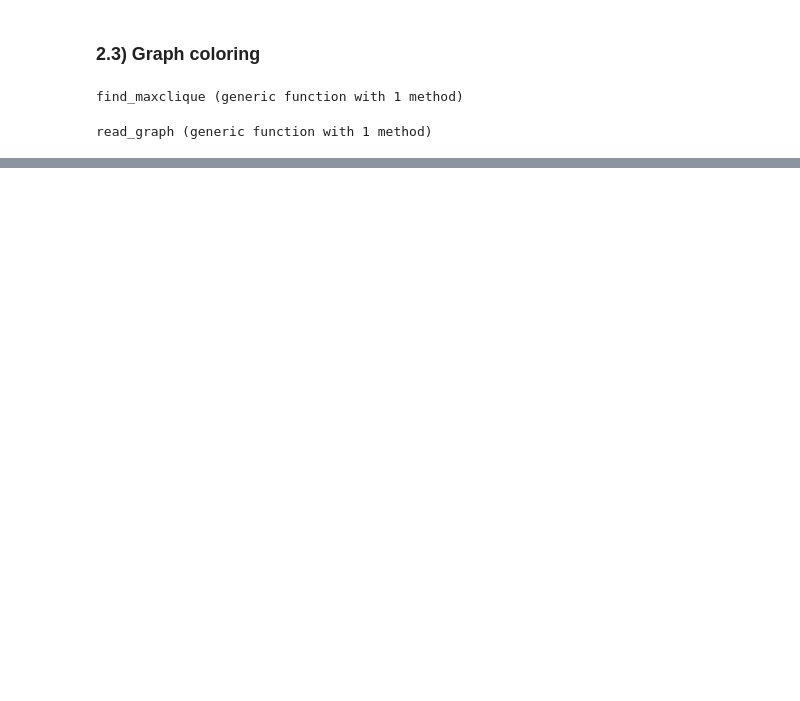
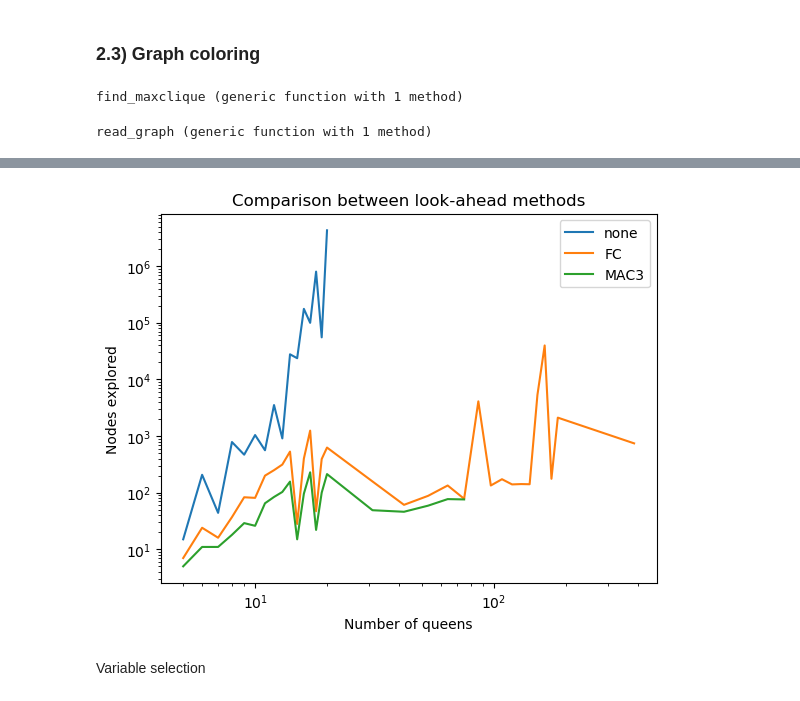
Before and after one commit to gdalle/CSP, a Jupyter notebook: CSP_light.ipynb, the cells around one changed output, grey strips where cells are left out. Drawn from its saved outputs; the diff is of its cells as text; code cells hidden in the pictures; blank space fills up the shorter version.

```diff
--- a/CSP_light.ipynb
+++ b/CSP_light.ipynb
@@ -725,0 +853,16 @@ set_backtracking_params(
+# %%
+close()
+yscale("log")
+xscale("log")
+for look_ahead_method in ["none", "FC", "MAC3"]
+    plot(sizes[look_ahead_method], nodes[look_ahead_method], label=look_ahead_method)
+end
+legend()
+xlabel("Number of queens")
+ylabel("Nodes explored")
+title("Comparison between look-ahead methods")
+show()
+# %% [output]
+[figure, added]
+# %% [markdown]
+Variable selection
```
Also changed, not shown: parts of 37 cells of this notebook, 1 other file.
